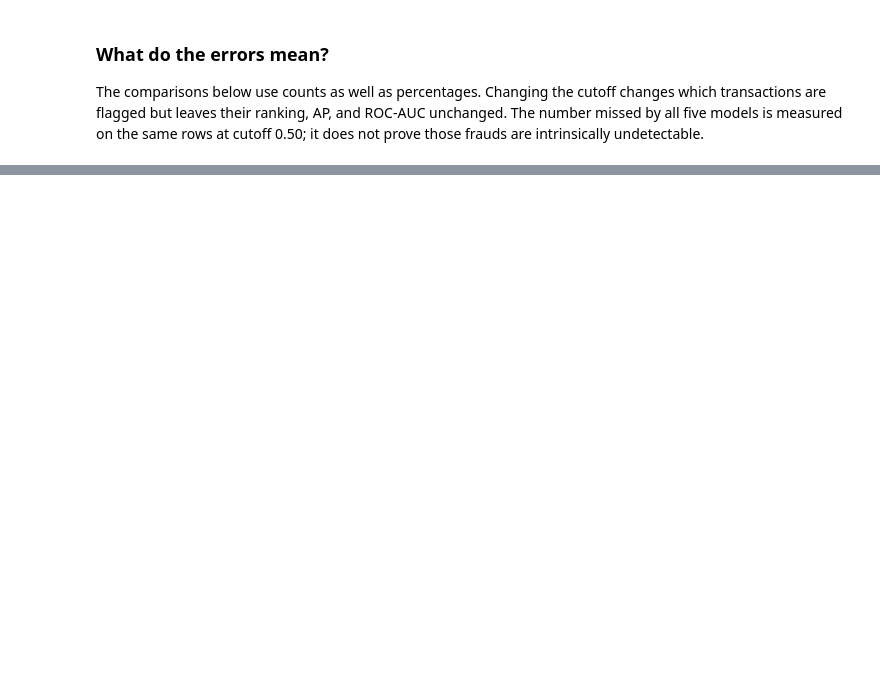
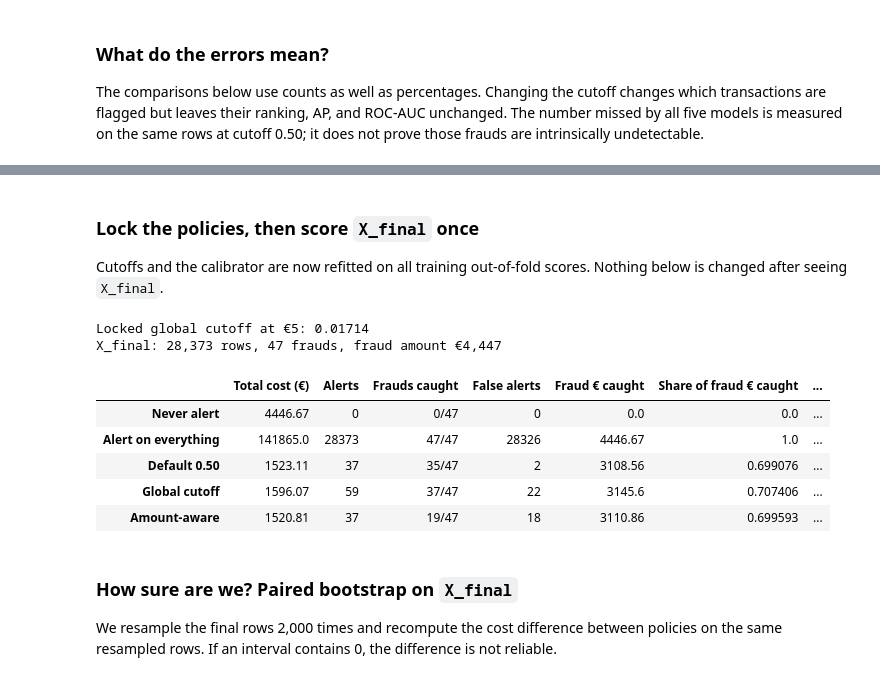
Before and after one commit to mahmoudalashkar/credit-card-fraud-detection, a Jupyter notebook: FraudShield.ipynb, the cells around one changed output, grey strips where cells are left out. Drawn from its saved outputs; the diff is of its cells as text; code cells hidden in the pictures; blank space fills up the shorter version.

```diff
--- a/FraudShield.ipynb
+++ b/FraudShield.ipynb
@@ -849,0 +1014,56 @@ The cutoff reduced F1 on these unseen rows. Keep this result, without tuning aga
+# %% [markdown]
+### Lock the policies, then score `X_final` once
+Cutoffs and the calibrator are now refitted on all training out-of-fold scores. Nothing below is changed after seeing `X_final`.
+# %%
+def fit_policies(review_cost):
+    cut = best_global_cutoff(train_scores, train_labels, train_amounts, review_cost)
+    iso = IsotonicRegression(y_min=0, y_max=1, out_of_bounds="clip").fit(train_scores, train_labels)
+    calibrated = xfit.loc[review_cost, "Amount-aware + calibration"] < xfit.loc[review_cost, "Amount-aware"]
+    def apply(scores, amounts):
+        p = iso.predict(scores) if calibrated else scores
+        return {
+            "Never alert": np.zeros(len(scores), bool),
+            "Alert on everything": np.ones(len(scores), bool),
+            "Default 0.50": scores >= 0.5,
+            "Global cutoff": scores >= cut,
+            "Amount-aware": amount_rule(p, amounts, review_cost),
+        }
+    return apply, cut, calibrated
+
+apply_policies, locked_cut, _ = fit_policies(REVIEW_COST)
+print(f"Locked global cutoff at €{REVIEW_COST:.0f}: {locked_cut:.4g}")
+
+# ---- the only place X_final is used ----
+final_scores = best_pipelines[selected].predict_proba(X_final)[:, list(best_pipelines[selected].classes_).index(1)]
+final_amounts = X_final["Amount"].to_numpy()
+final_labels = y_final.to_numpy()
+final_alerts = apply_policies(final_scores, final_amounts)
+
+rows = {}
+fraud_total = final_amounts[final_labels == 1].sum()
+for name, alerts in final_alerts.items():
+    caught = (final_labels == 1) & alerts
+    rows[name] = {
+        "Total cost (€)": total_cost(alerts, final_labels, final_amounts, REVIEW_COST),
+        "Alerts": int(alerts.sum()),
+        "Frauds caught": f"{int(caught.sum())}/{int(final_labels.sum())}",
+        "False alerts": int((alerts & (final_labels == 0)).sum()),
+        "Fraud € caught": final_amounts[caught].sum(),
+        "Share of fraud € caught": final_amounts[caught].sum() / fraud_total,
+    }
+final_table = pd.DataFrame(rows).T
+final_table["Saving vs never alert (€)"] = final_table.loc["Never alert", "Total cost (€)"] - final_table["Total cost (€)"]
+print(f"X_final: {len(final_labels):,} rows, {int(final_labels.sum())} frauds, fraud amount €{fraud_total:,.0f}")
+display(final_table)
+# %% [output]
+Locked global cutoff at €5: 0.01714
+X_final: 28,373 rows, 47 frauds, fraud amount €4,447
+|  | Total cost (€) | Alerts | Frauds caught | False alerts | Fraud € caught | Share of fraud € caught | ... |
+| Never alert | 4446.67 | 0 | 0/47 | 0 | 0.0 | 0.0 | ... |
+| Alert on everything | 141865.0 | 28373 | 47/47 | 28326 | 4446.67 | 1.0 | ... |
+| Default 0.50 | 1523.11 | 37 | 35/47 | 2 | 3108.56 | 0.699076 | ... |
+| Global cutoff | 1596.07 | 59 | 37/47 | 22 | 3145.6 | 0.707406 | ... |
+| Amount-aware | 1520.81 | 37 | 19/47 | 18 | 3110.86 | 0.699593 | ... |
+# %% [markdown]
+### How sure are we? Paired bootstrap on `X_final`
+We resample the final rows 2,000 times and recompute the cost difference between policies on the same resampled rows. If an interval contains 0, the difference is not reliable.
```
Also changed, not shown: parts of 26 cells of this notebook.
